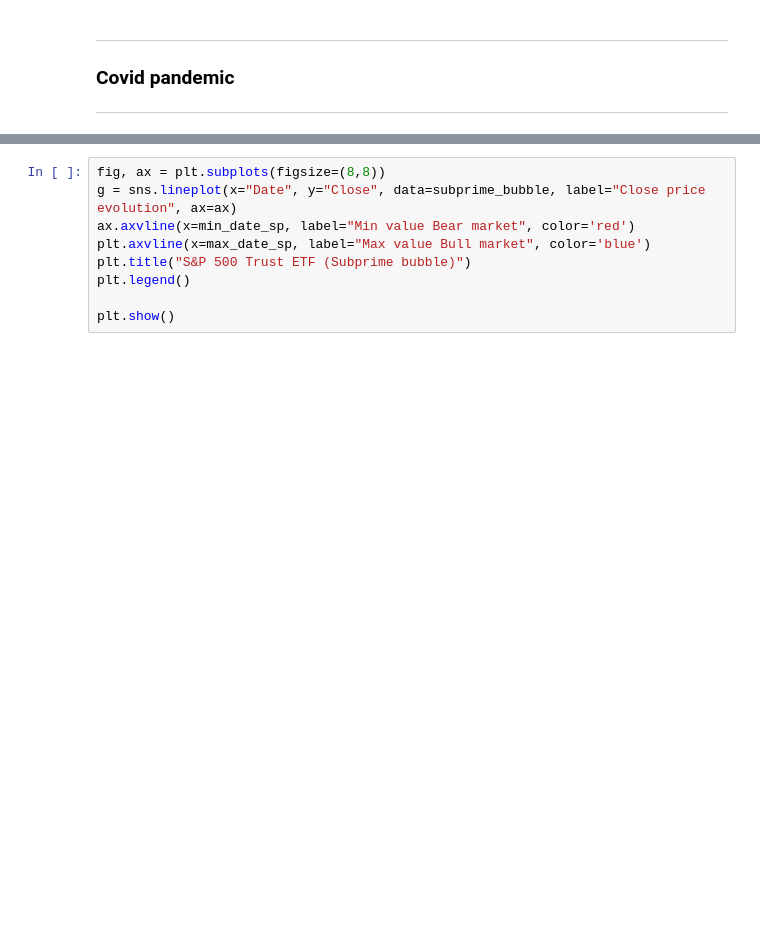
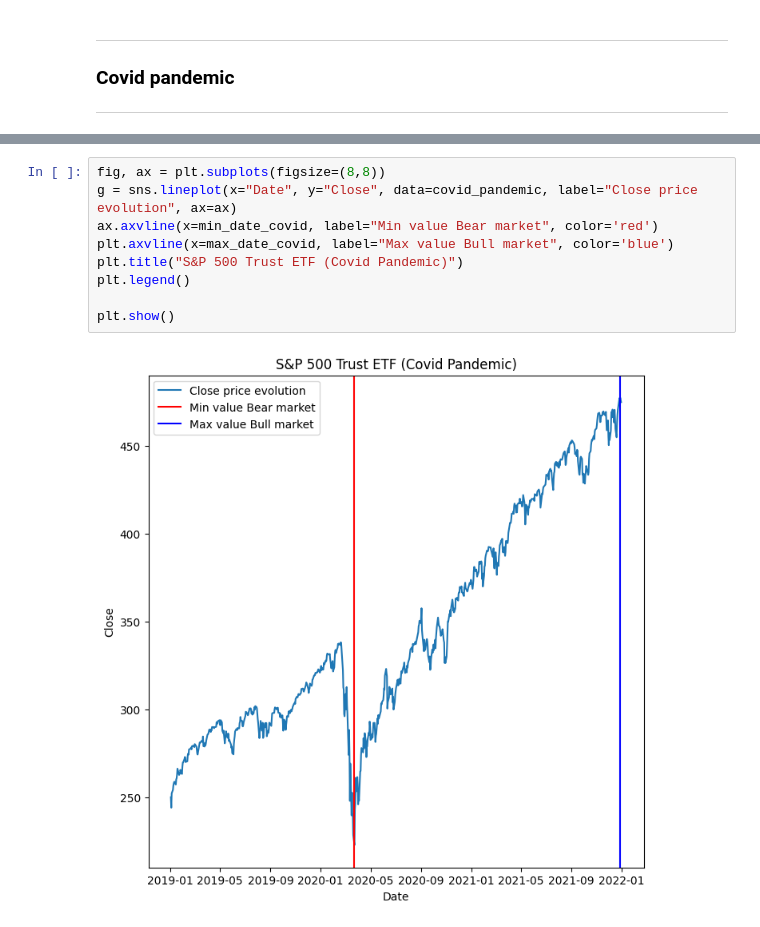
Before and after one commit to PhDNoe/PI_SP500, a Jupyter notebook: EDA/Initial_Eda.ipynb, the cells around one changed output, grey strips where cells are left out. Saved outputs shown, nothing was run; the diff lists cells and outputs as text; blank space fills up the shorter version.

```diff
--- a/EDA/Initial_Eda.ipynb
+++ b/EDA/Initial_Eda.ipynb
@@ -212,9 +240,11 @@ max stock value in Covid pandemic -->  2021-12-29 00:00:00
 # %%
 fig, ax = plt.subplots(figsize=(8,8))
-g = sns.lineplot(x="Date", y="Close", data=subprime_bubble, label="Close price evolution", ax=ax)
-ax.axvline(x=min_date_sp, label="Min value Bear market", color='red')
-plt.axvline(x=max_date_sp, label="Max value Bull market", color='blue')
-plt.title("S&P 500 Trust ETF (Subprime bubble)")
+g = sns.lineplot(x="Date", y="Close", data=covid_pandemic, label="Close price evolution", ax=ax)
+ax.axvline(x=min_date_covid, label="Min value Bear market", color='red')
+plt.axvline(x=max_date_covid, label="Max value Bull market", color='blue')
+plt.title("S&P 500 Trust ETF (Covid Pandemic)")
 plt.legend()
 
 plt.show()
+# %% [output]
+[figure, added]
```
Also changed, not shown: parts of 20 cells of this notebook, 1 other file.
